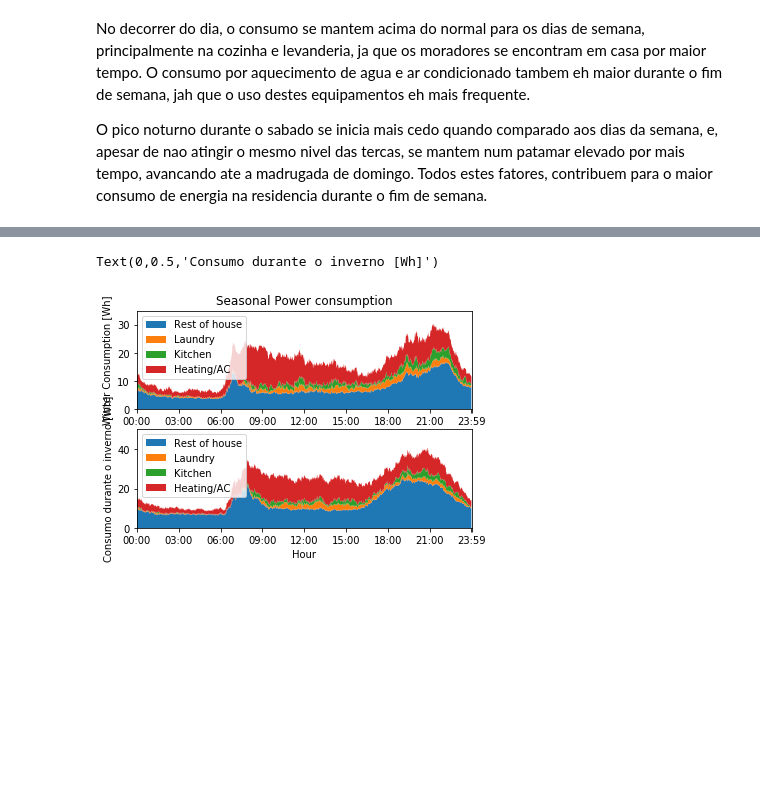
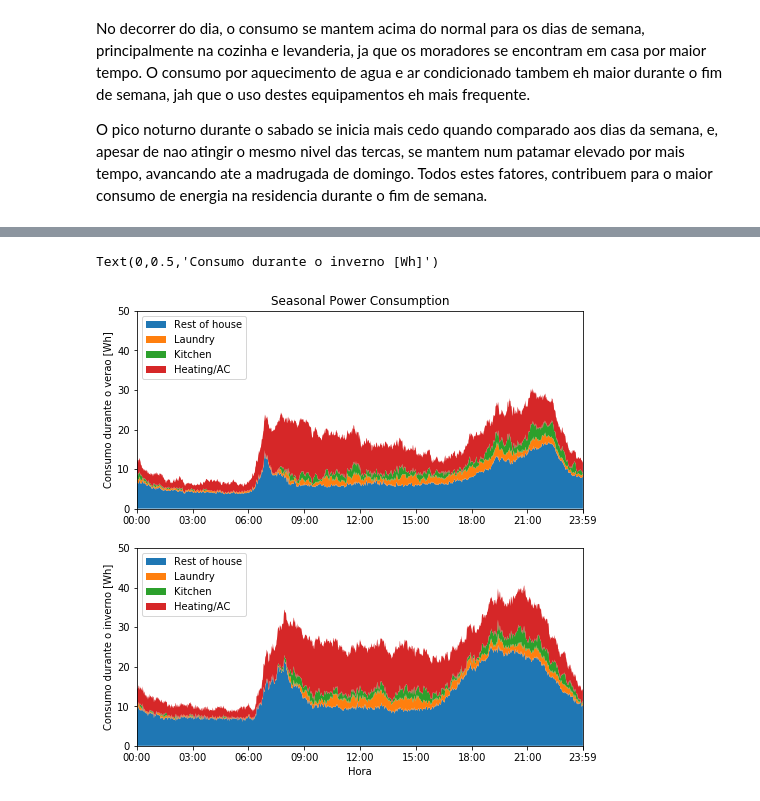
Before and after one commit to gnegrelli/test_ambar, a Jupyter notebook: test_Ambar.ipynb, the cells around one changed output, grey strips where cells are left out. Cells and saved outputs as stored; diff of their text form; code cells hidden in the pictures; blank space fills up the shorter version.

```diff
--- a/test_Ambar.ipynb
+++ b/test_Ambar.ipynb
@@ -19,7 +17,7 @@ Em seguida, as colunas sao renomeadas para melhor compreensao dos dados contidos
 columns = {
     'Date_Time': 'Timestamp',
     'Global_active_power': 'P [kW]',
-    'Global_reactive_power': 'Q [kW]',
+    'Global_reactive_power': 'Q [kVAr]',
     'Voltage': 'V [V]',
     'Global_intensity': 'I [A]',
     'Sub_metering_1': 'P_kitchen [Wh]',
@@ -45,8 +43,8 @@ O dataframe resultante pode ser visto abaixo
 # %%
 df['P_rest [Wh]'] = df['P [kW]']*1000/60 - df['P_kitchen [Wh]'] - df['P_laundry [Wh]'] - df['P_heat [Wh]']
 df['P [Wh]'] = df['P [kW]']*1000/60
-df['Q [Wh]'] = df['Q [kW]']*1000/60
-df['fp'] = df['P [Wh]']/np.sqrt(df['P [Wh]']**2 + df['Q [Wh]']**2)
+df['Q [VArh]'] = df['Q [kVAr]']*1000/60
+df['fp'] = df['P [Wh]']/np.sqrt(df['P [Wh]']**2 + df['Q [VArh]']**2)
 # %%
 df.head()
 # %% [output]
@@ -247,23 +242,23 @@ for time in sorted(jun_rest.keys()):
 # %%
 labels = ['Rest of house', 'Laundry', 'Kitchen', 'Heating/AC']
 
 plt.subplot(2, 1, 1)
 plt.stackplot(instants, jun_rest_measures, jun_laundry_measures, jun_kitchen_measures, jun_heat_measures, labels=labels)
 plt.legend(loc='upper left')
 plt.xticks(np.hstack((np.arange(0, 1441, 3*60), np.array([1439]))))
 plt.xlim(0, 1440)
-plt.ylim(0, 35)
-plt.title('Seasonal Power consumption')
-plt.ylabel('Winter Consumption [Wh]')
+plt.ylim(0, 50)
+plt.title('Seasonal Power Consumption')
+plt.ylabel('Consumo durante o verao [Wh]')
 
 plt.subplot(2, 1, 2)
 plt.stackplot(instants, dec_rest_measures, dec_laundry_measures, dec_kitchen_measures, dec_heat_measures, labels=labels)
 plt.legend(loc='upper left')
 plt.xticks(np.hstack((np.arange(0, 1441, 3*60), np.array([1439]))))
 plt.xlim(0, 1440)
 plt.ylim(0, 50)
-plt.xlabel('Hour')
+plt.xlabel('Hora')
 plt.ylabel('Consumo durante o inverno [Wh]')
 # %% [output]
 Text(0,0.5,'Consumo durante o inverno [Wh]')
-[figure, old version]
+[figure, new version]
```
Also changed, not shown: parts of 17 cells of this notebook.
